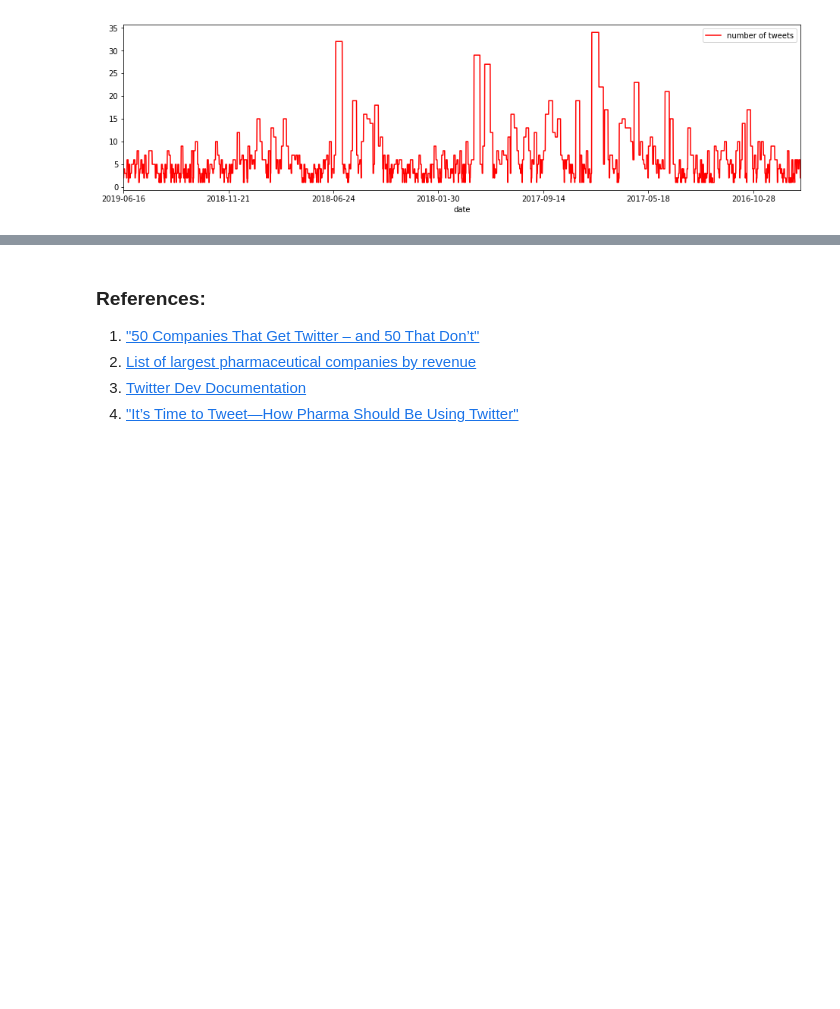
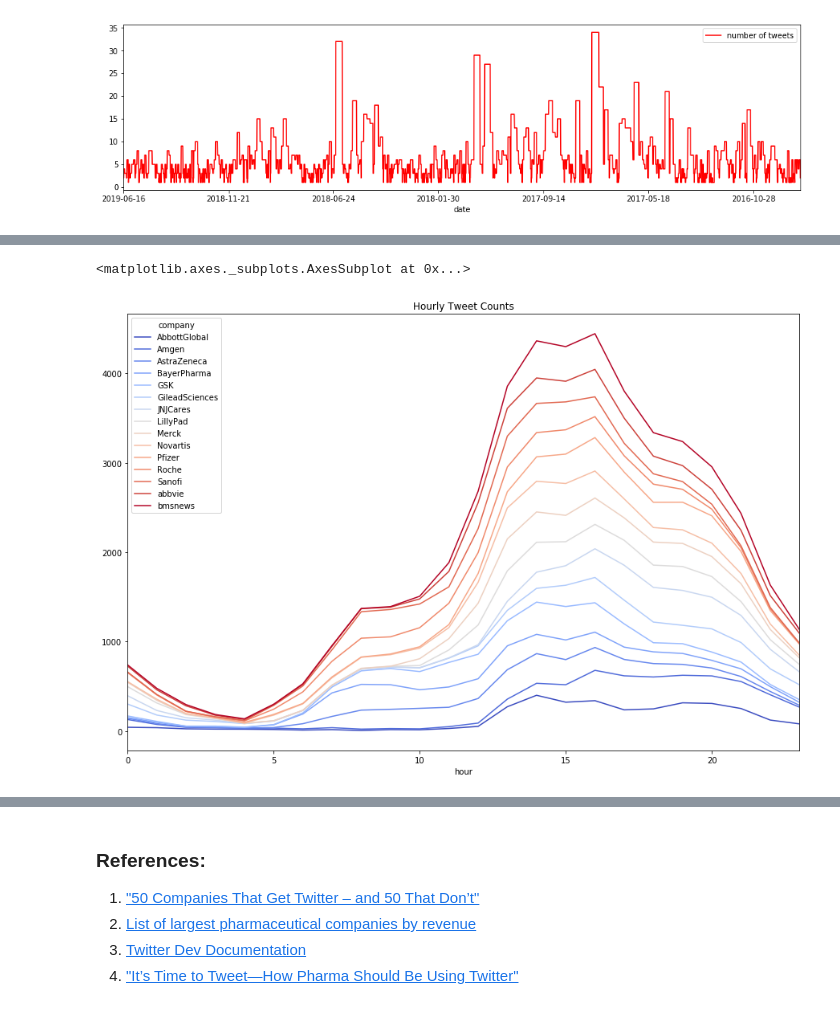
Before and after one commit to mbalcerzak/twitter_pharma, a Jupyter notebook: data_analysis/EDA_notebook.ipynb, the cells around one changed output, grey strips where cells are left out. Saved outputs shown, nothing was run; the diff lists cells and outputs as text; code cells hidden in the pictures; blank space fills up the shorter version.

```diff
--- a/data_analysis/EDA_notebook.ipynb
+++ b/data_analysis/EDA_notebook.ipynb
@@ -482,0 +526,8 @@ plt.show()
+# %%
+#Number of tweets hourly
+
+hourly_tweets = df_all.groupby(['hour', 'company']).size().unstack()
+hourly_tweets.plot(title='Hourly Tweet Counts', stacked = True, colormap='coolwarm', figsize=(15,10))
+# %% [output]
+<matplotlib.axes._subplots.AxesSubplot at 0x...>
+[figure, added]
```
Also changed, not shown: parts of 16 cells of this notebook.
